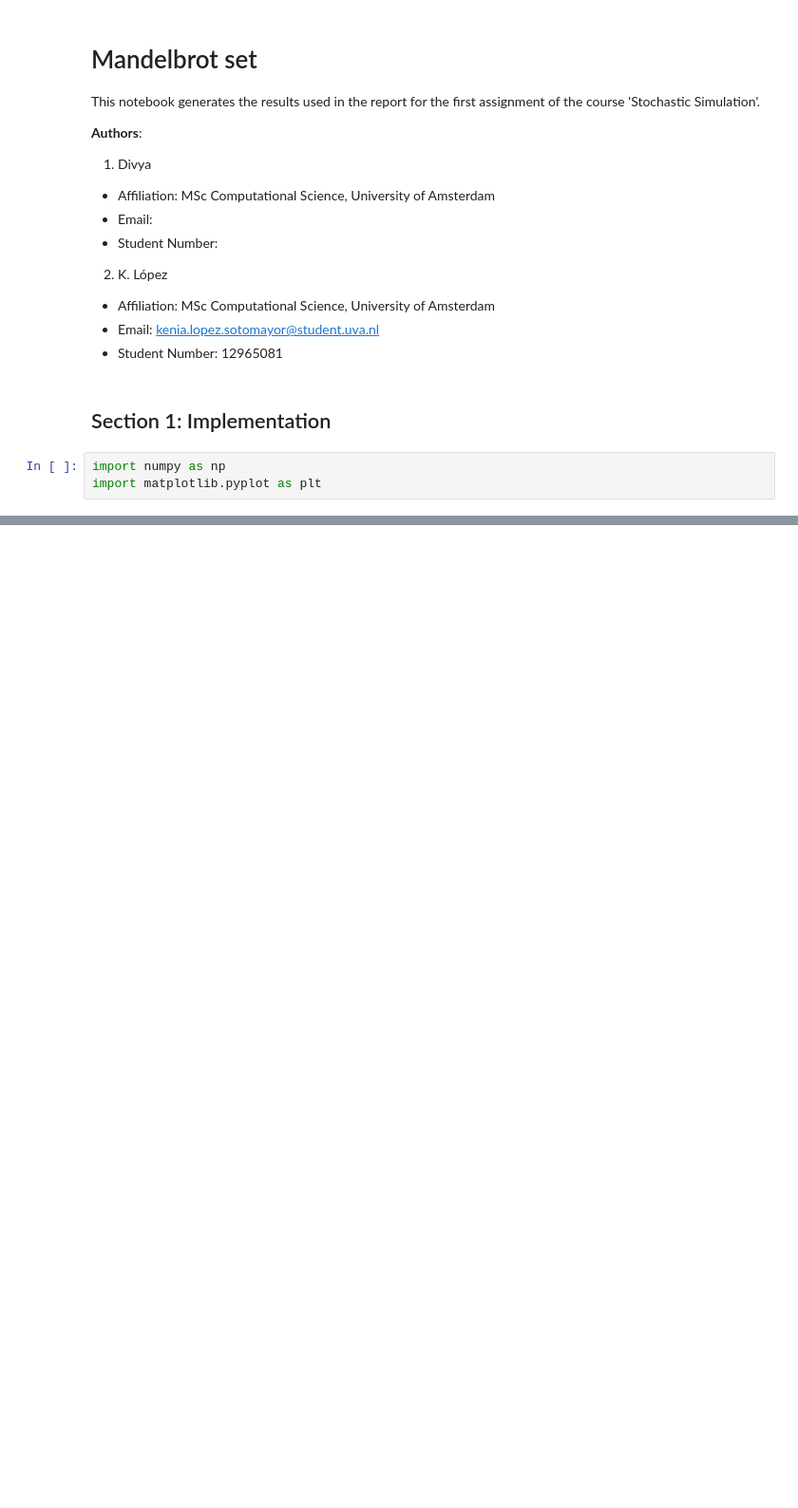
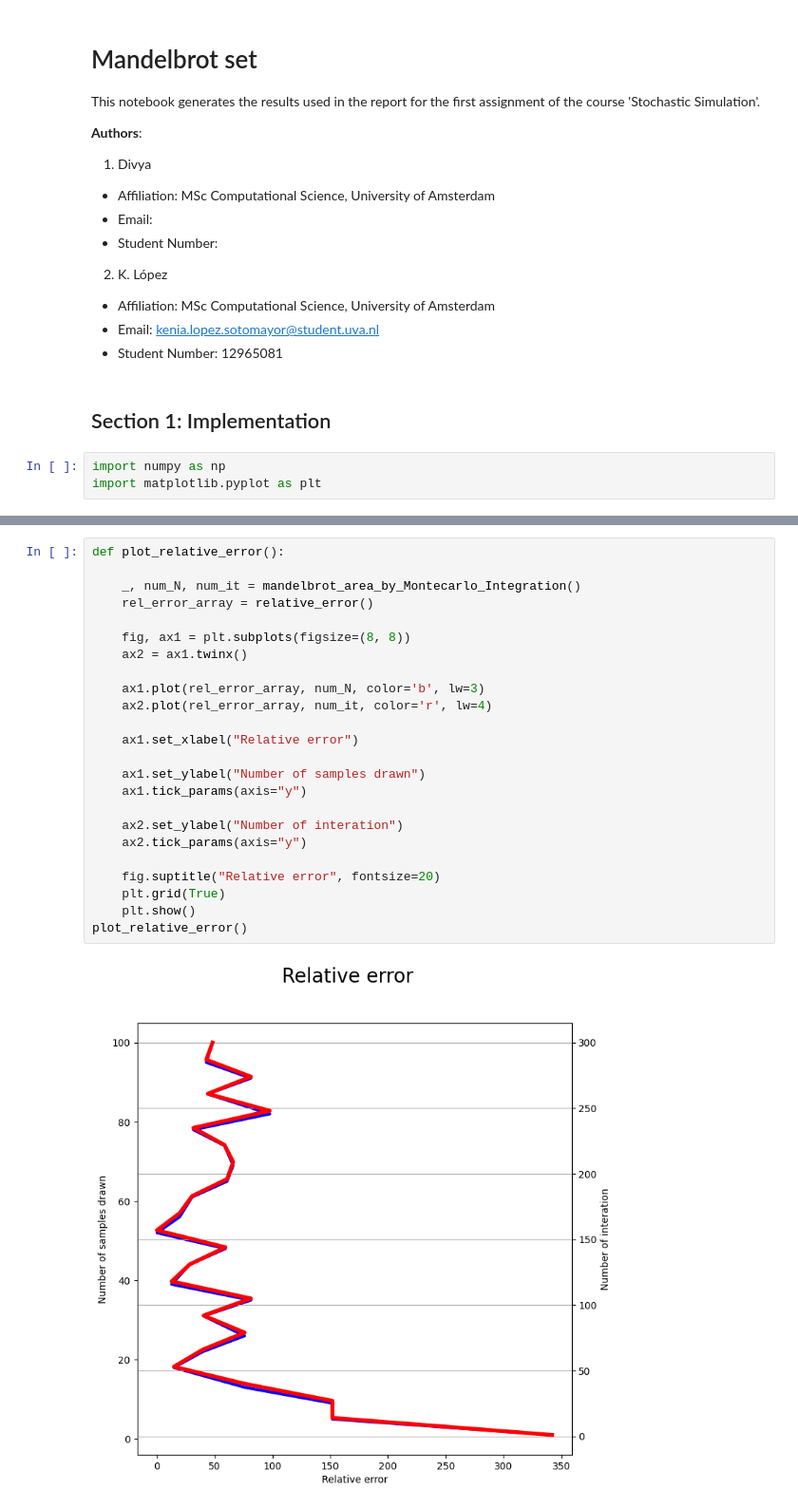
Before and after one commit to KeniaLS/Stoc_Sim_Assignment1, a Jupyter notebook: SS_Kenia_Divya_Assignment1.ipynb, the cells around one changed output, grey strips where cells are left out. Shown at 95% size. Cells and saved outputs as stored; diff of their text form; blank space fills up the shorter version.

```diff
--- a/SS_Kenia_Divya_Assignment1.ipynb
+++ b/SS_Kenia_Divya_Assignment1.ipynb
@@ -57,0 +190,26 @@ plt.show()
+# %%
+def plot_relative_error():
+
+    _, num_N, num_it = mandelbrot_area_by_Montecarlo_Integration()
+    rel_error_array = relative_error()
+
+    fig, ax1 = plt.subplots(figsize=(8, 8))
+    ax2 = ax1.twinx()
+
+    ax1.plot(rel_error_array, num_N, color='b', lw=3)
+    ax2.plot(rel_error_array, num_it, color='r', lw=4)
+
+    ax1.set_xlabel("Relative error")
+
+    ax1.set_ylabel("Number of samples drawn")
+    ax1.tick_params(axis="y")
+
+    ax2.set_ylabel("Number of interation")
+    ax2.tick_params(axis="y")
+
+    fig.suptitle("Relative error", fontsize=20)
+    plt.grid(True)
+    plt.show()
+plot_relative_error()
+# %% [output]
+[figure, added]
```
Also changed, not shown: parts of 5 cells of this notebook.
